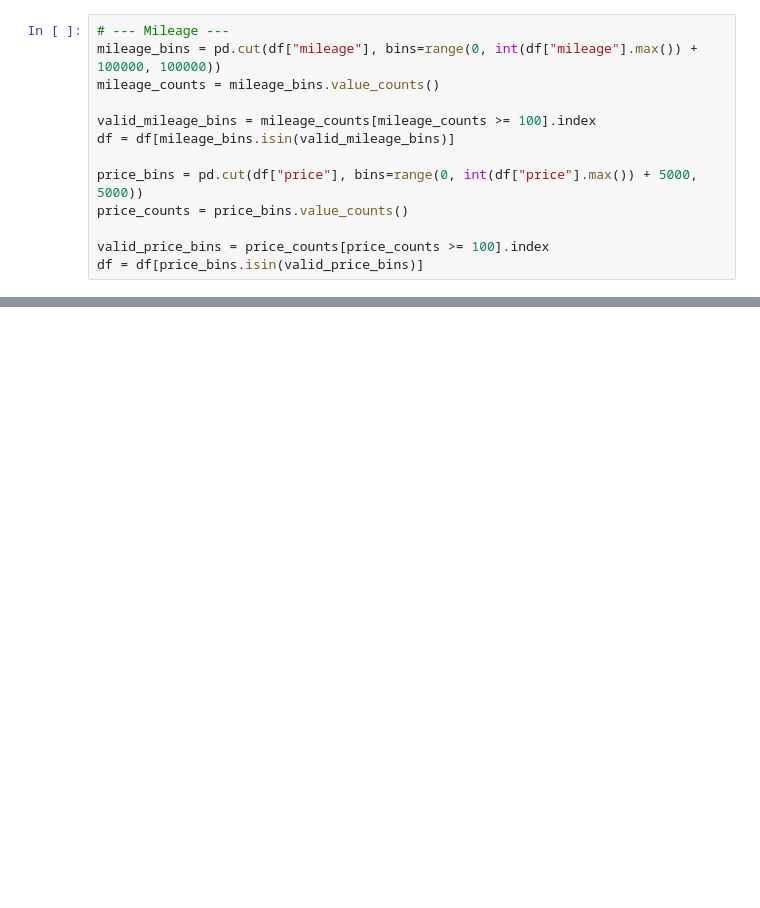
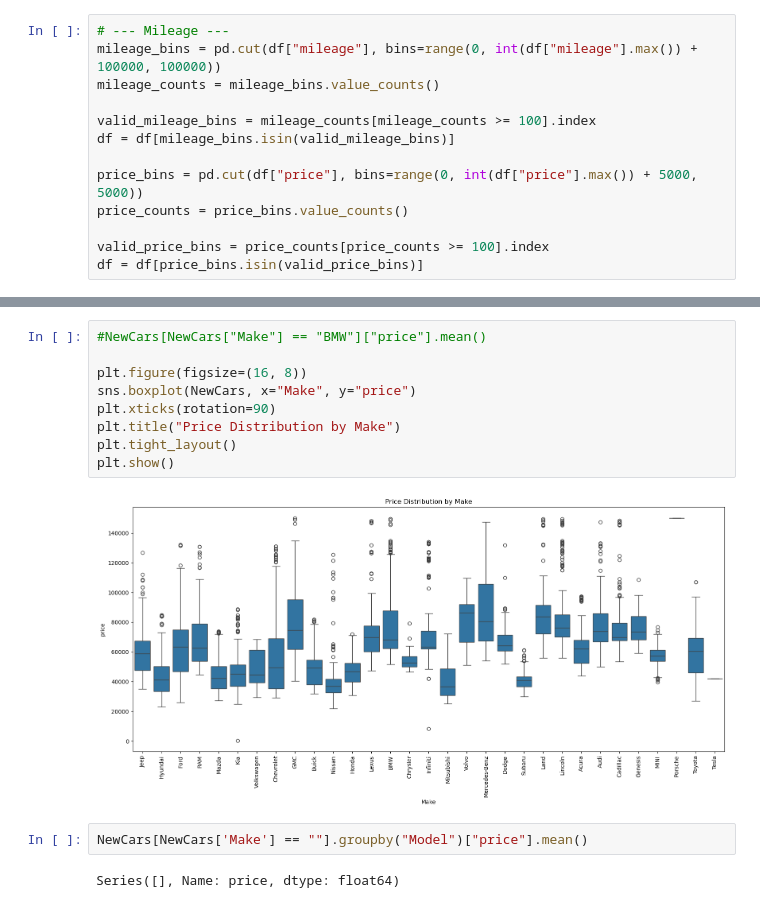
Before and after one commit to MohammadTajamiri/AutoTrader, a Jupyter notebook: Project 1/PreProcessingData.ipynb, the cells around one changed output, grey strips where cells are left out. Cells and saved outputs as stored; diff of their text form; blank space fills up the shorter version.

```diff
--- a/Project 1/PreProcessingData.ipynb
+++ b/Project 1/PreProcessingData.ipynb
@@ -127,0 +327,15 @@ df.to_csv("PreProcessVersion.csv")
+# %%
+#NewCars[NewCars["Make"] == "BMW"]["price"].mean()
+
+plt.figure(figsize=(16, 8))
+sns.boxplot(NewCars, x="Make", y="price")
+plt.xticks(rotation=90)
+plt.title("Price Distribution by Make")
+plt.tight_layout()
+plt.show()
+# %% [output]
+[figure, added]
+# %%
+NewCars[NewCars['Make'] == ""].groupby("Model")["price"].mean()
+# %% [output]
+Series([], Name: price, dtype: float64)
```
Also changed, not shown: parts of 33 cells of this notebook, 36 other files.
